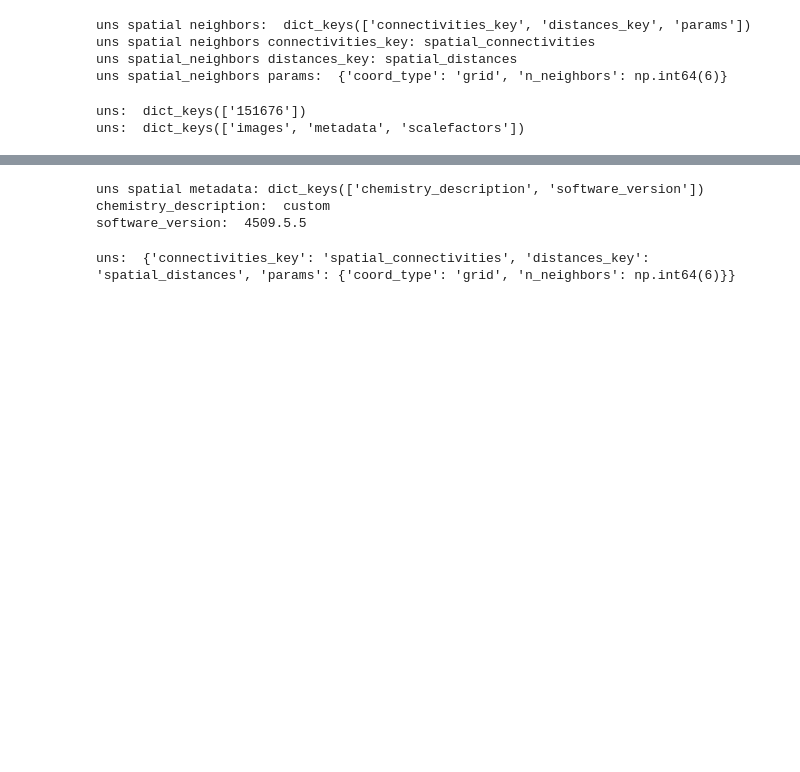
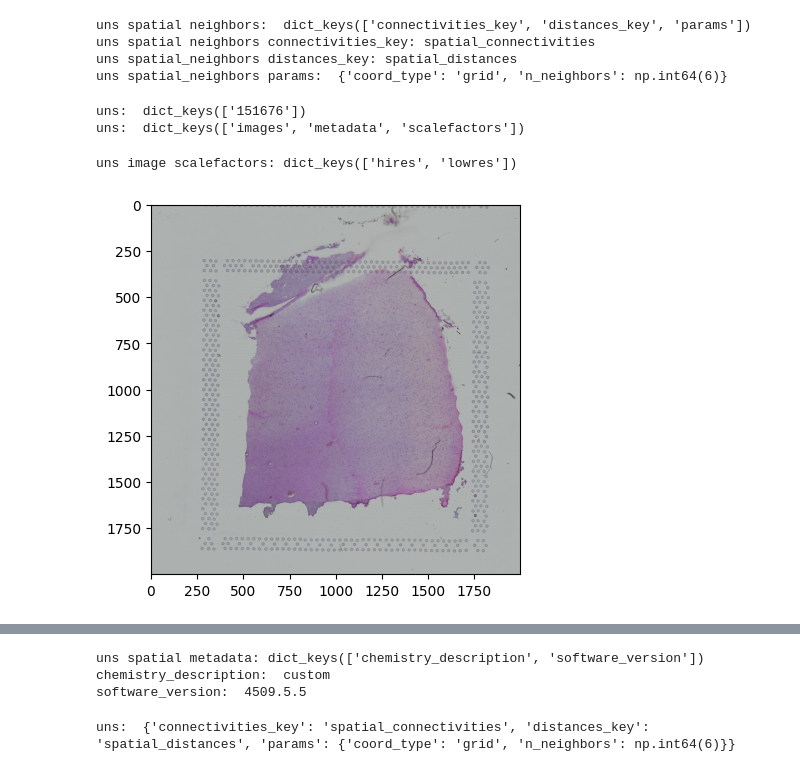
Before and after one commit to taomasgonzalez/GNNCellClassification, a Jupyter notebook: DataAnalysis.ipynb, the cells around one changed output, grey strips where cells are left out. Saved outputs shown, nothing was run; the diff lists cells and outputs as text; code cells hidden in the pictures; blank space fills up the shorter version.

```diff
--- a/DataAnalysis.ipynb
+++ b/DataAnalysis.ipynb
@@ -366,3 +344,12 @@ print("uns: ", ann_data['151676'].uns['spatial']['151676'].keys())
 # %% [output]
 uns:  dict_keys(['151676'])
 uns:  dict_keys(['images', 'metadata', 'scalefactors'])
+# %%
+print("uns image scalefactors:", ann_data['151676'].uns['spatial']['151676']['images'].keys())
+# %% [output]
+uns image scalefactors: dict_keys(['hires', 'lowres'])
+# %%
+plt.imshow(ann_data['151676'].uns['spatial']['151676']['images']['hires'])
+plt.show()
+# %% [output]
+[figure, added]
```
Also changed, not shown: parts of 27 cells of this notebook.
